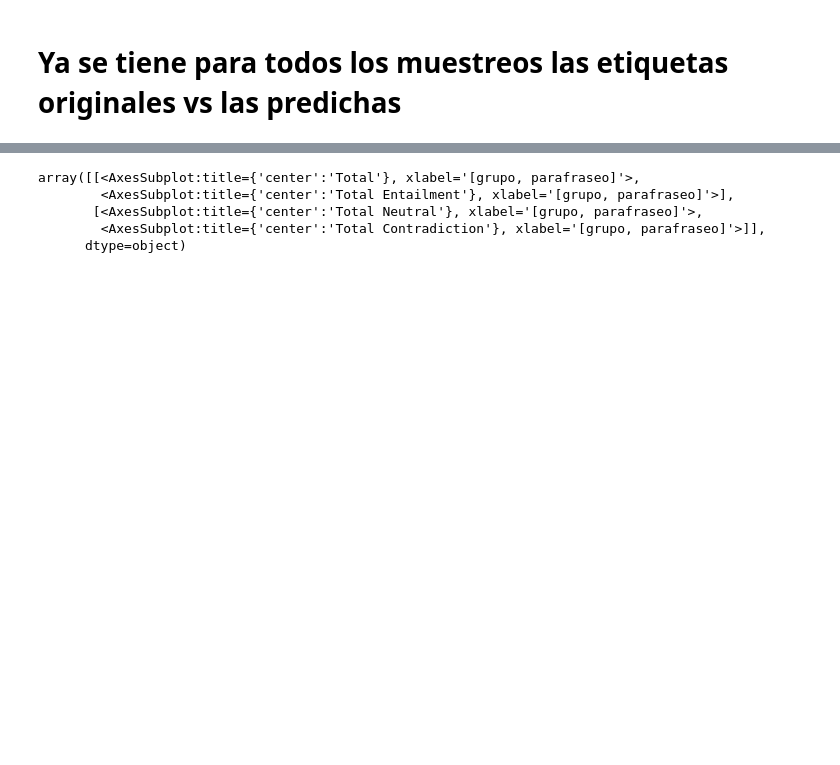
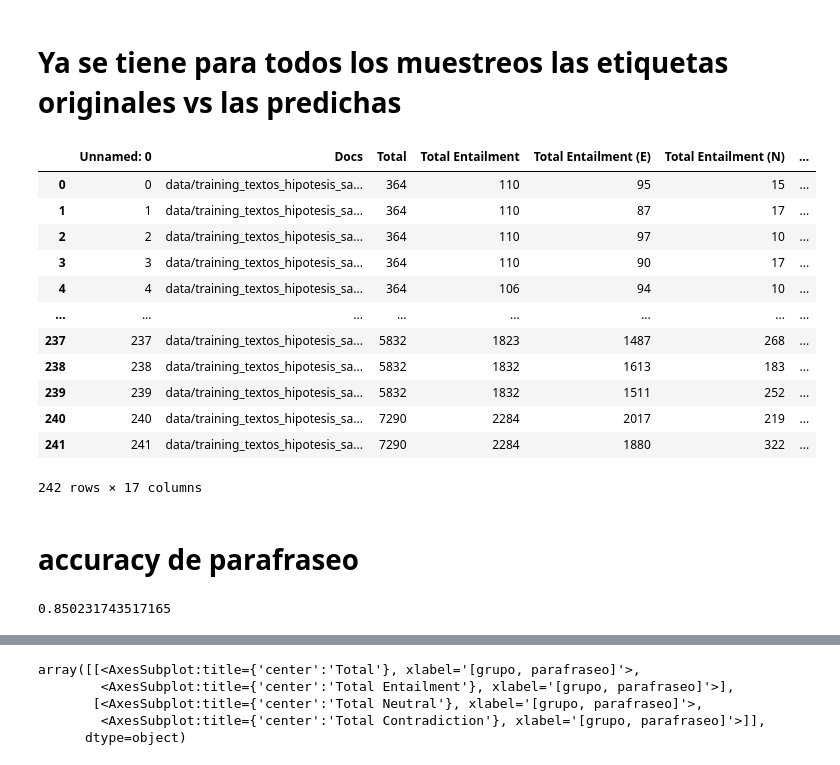
Before and after one commit to david-T-M/RTE_Parik, a Jupyter notebook: estadistica_training_textos_hipotesis.ipynb, the cells around one changed output, grey strips where cells are left out. Drawn from its saved outputs; the diff is of its cells as text; code cells hidden in the pictures; blank space fills up the shorter version.

```diff
--- a/estadistica_training_textos_hipotesis.ipynb
+++ b/estadistica_training_textos_hipotesis.ipynb
@@ -155,3 +155,22 @@ for e in a:
         new_data['parafraseo'].append(p)
 new_data=pd.DataFrame(new_data)
 new_data.to_csv(carpeta+"predictions/Fresultados.csv")
+# %%
+new_data = pd.read_csv(carpeta+"predictions/Fresultados.csv")
+new_data
+# %% [output]
+|  | Unnamed: 0 | Docs | Total | Total Entailment | Total Entailment (E) | Total Entailment (N) | ... |
+| 0 | 0 | data/training_textos_hipotesis_sa... | 364 | 110 | 95 | 15 | ... |
+| 1 | 1 | data/training_textos_hipotesis_sa... | 364 | 110 | 87 | 17 | ... |
+| 2 | 2 | data/training_textos_hipotesis_sa... | 364 | 110 | 97 | 10 | ... |
+| 3 | 3 | data/training_textos_hipotesis_sa... | 364 | 110 | 90 | 17 | ... |
+| 4 | 4 | data/training_textos_hipotesis_sa... | 364 | 106 | 94 | 10 | ... |
+| ... | ... | ... | ... | ... | ... | ... | ... |
+| 237 | 237 | data/training_textos_hipotesis_sa... | 5832 | 1823 | 1487 | 268 | ... |
+| 238 | 238 | data/training_textos_hipotesis_sa... | 5832 | 1832 | 1613 | 183 | ... |
+| 239 | 239 | data/training_textos_hipotesis_sa... | 5832 | 1832 | 1511 | 252 | ... |
+| 240 | 240 | data/training_textos_hipotesis_sa... | 7290 | 2284 | 2017 | 219 | ... |
+| 241 | 241 | data/training_textos_hipotesis_sa... | 7290 | 2284 | 1880 | 322 | ... |
+242 rows × 17 columns
+# %% [markdown]
+# accuracy de parafraseo
@@ -157,0 +193,19 @@ new_data.to_csv(carpeta+"predictions/Fresultados.csv")
+# %%
+accuracy_g=[]
+parafrasis_results_5 = parafrasis_results[parafrasis_results["grupo"]==5.0]
+accuracy_g.append(parafrasis_results_5.accuracy.mean())
+parafrasis_results_10 = parafrasis_results[parafrasis_results["grupo"]==10.0]
+accuracy_g.append(parafrasis_results_10.accuracy.mean())
+parafrasis_results_15 = parafrasis_results[parafrasis_results["grupo"]==15.0]
+accuracy_g.append(parafrasis_results_15.accuracy.mean())
+parafrasis_results_20 = parafrasis_results[parafrasis_results["grupo"]==20.0]
+accuracy_g.append(parafrasis_results_20.accuracy.mean())
+parafrasis_results_50 = parafrasis_results[parafrasis_results["grupo"]==50.0]
+accuracy_g.append(parafrasis_results_50.accuracy.mean())
+parafrasis_results_80 = parafrasis_results[parafrasis_results["grupo"]==80.0]
+accuracy_g.append(parafrasis_results_80.accuracy.mean())
+parafrasis_results_100 = parafrasis_results[parafrasis_results["grupo"]==100.0]
+accuracy_g.append(parafrasis_results_100.accuracy.mean())
+print(np.mean(accuracy_g))
+# %% [output]
+0.850231743517165
```
Also changed, not shown: parts of 5 cells of this notebook, 2 other files.
